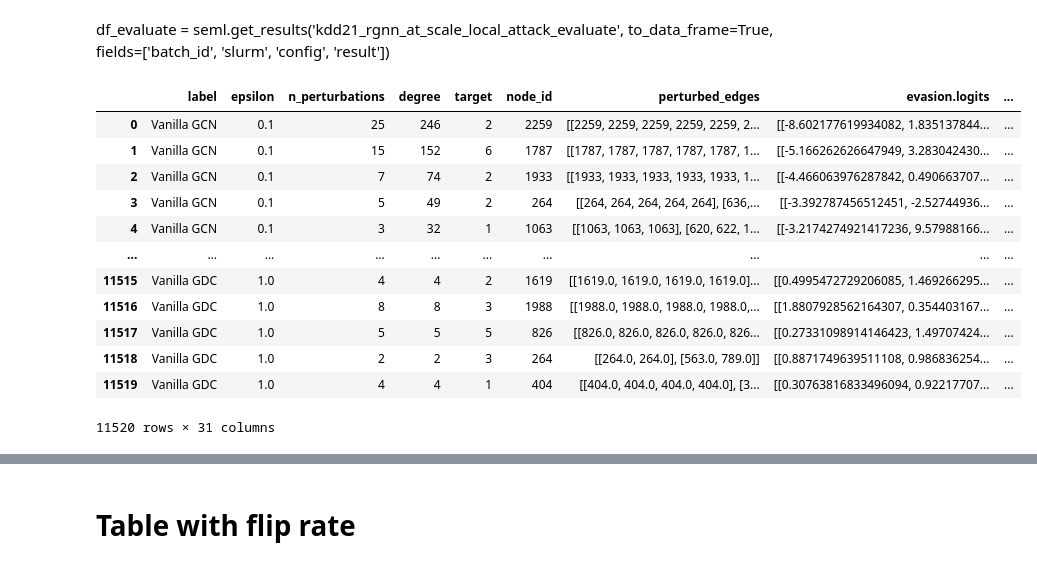
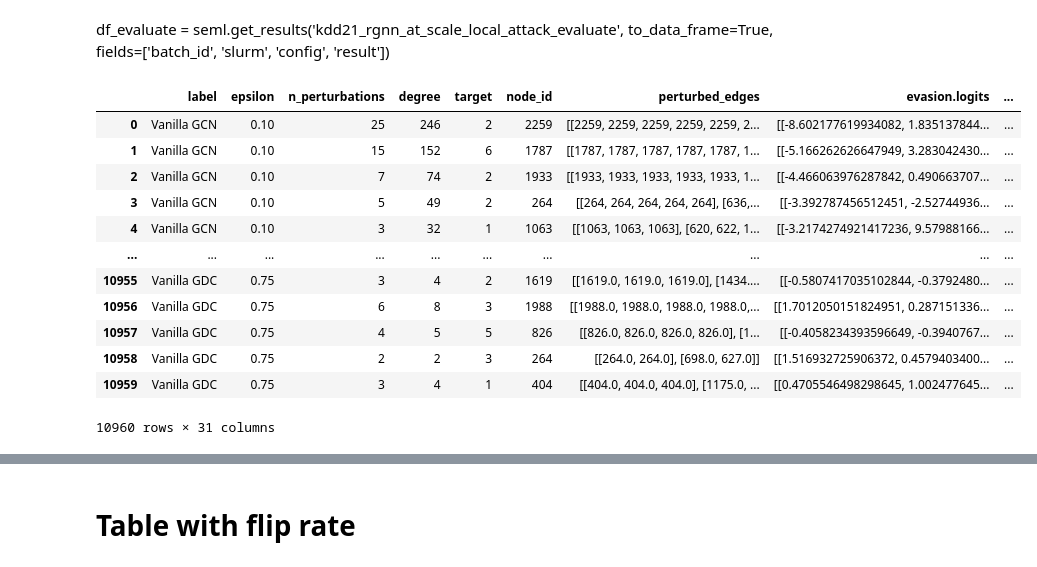
Before and after one commit to sigeisler/robustness_of_gnns_at_scale, a Jupyter notebook: notebooks/Results - Local Attacks.ipynb, the cells around one changed output, grey strips where cells are left out. Cells and saved outputs as stored; diff of their text form; code cells hidden in the pictures.

```diff
--- a/notebooks/Results - Local Attacks.ipynb
+++ b/notebooks/Results - Local Attacks.ipynb
@@ -80,7 +80,7 @@ df_experiments = seml.get_results('neurips21_cr_local_attack',
                                   to_data_frame=True,
                                   fields=['batch_id', 'slurm', 'config', 'result'])
 
-#df_experiments = df_experiments[df_experiments.batch_id == 19]
+df_experiments = df_experiments[(df_experiments.batch_id >= 8) | ((df_experiments['config.model_label'] != 'Vanilla SGC') & (df_experiments['config.surrogate_model_label'] != 'Vanilla SGC'))]
 df_experiments.head()
 # %% [output]
 |  | _id | batch_id | slurm.experiments_per_job | slurm.sbatch_options.time | slurm.sbatch_options.nodes | ... |
@@ -89,3 +89,6 @@ df_experiments.head()
 | 2 | 93 | 2 | 4 | 1-00:00 | 1 | ... |
 | 3 | 94 | 2 | 4 | 1-00:00 | 1 | ... |
 | 4 | 95 | 2 | 4 | 1-00:00 | 1 | ... |
+# %%
+df_experiments = pd.concat((df_experiments, pd.read_csv('/nfs/students/schmidtt/neurips_rebutal/neurips_rebutal_local_attacks.csv')), ignore_index=True)
+df_experiments.head()
@@ -167,30 +178,33 @@ df_evaluate = seml.get_results('kdd21_rgnn_at_scale_local_attack_evaluate',
 # %%
 df_results = []
 for row in df_experiments['result.results']:
+    if isinstance(row, str):
+        import ast
+        row = ast.literal_eval(row)
     df_tmp = pd.DataFrame(row)
 
     for attack_time in attack_times:
         if attack_time in df_tmp.columns:
             df_tmp = df_tmp.drop(columns=[attack_time]).join(df_tmp[attack_time].apply(pd.Series).add_prefix(f'{attack_time}.'))
 
     df_results.append(df_tmp)
 
 
 pd.concat(df_results, ignore_index=True)
 # %% [output]
 |  | label | epsilon | n_perturbations | degree | target | node_id | perturbed_edges | evasion.logits | ... |
-| 0 | Vanilla GCN | 0.1 | 25 | 246 | 2 | 2259 | [[2259, 2259, 2259, 2259, 2259, 2... | [[-8.602177619934082, 1.835137844... | ... |
-| 1 | Vanilla GCN | 0.1 | 15 | 152 | 6 | 1787 | [[1787, 1787, 1787, 1787, 1787, 1... | [[-5.166262626647949, 3.283042430... | ... |
-| 2 | Vanilla GCN | 0.1 | 7 | 74 | 2 | 1933 | [[1933, 1933, 1933, 1933, 1933, 1... | [[-4.466063976287842, 0.490663707... | ... |
-| 3 | Vanilla GCN | 0.1 | 5 | 49 | 2 | 264 | [[264, 264, 264, 264, 264], [636,... | [[-3.392787456512451, -2.52744936... | ... |
-| 4 | Vanilla GCN | 0.1 | 3 | 32 | 1 | 1063 | [[1063, 1063, 1063], [620, 622, 1... | [[-3.2174274921417236, 9.57988166... | ... |
+| 0 | Vanilla GCN | 0.10 | 25 | 246 | 2 | 2259 | [[2259, 2259, 2259, 2259, 2259, 2... | [[-8.602177619934082, 1.835137844... | ... |
+| 1 | Vanilla GCN | 0.10 | 15 | 152 | 6 | 1787 | [[1787, 1787, 1787, 1787, 1787, 1... | [[-5.166262626647949, 3.283042430... | ... |
+| 2 | Vanilla GCN | 0.10 | 7 | 74 | 2 | 1933 | [[1933, 1933, 1933, 1933, 1933, 1... | [[-4.466063976287842, 0.490663707... | ... |
+| 3 | Vanilla GCN | 0.10 | 5 | 49 | 2 | 264 | [[264, 264, 264, 264, 264], [636,... | [[-3.392787456512451, -2.52744936... | ... |
+| 4 | Vanilla GCN | 0.10 | 3 | 32 | 1 | 1063 | [[1063, 1063, 1063], [620, 622, 1... | [[-3.2174274921417236, 9.57988166... | ... |
 | ... | ... | ... | ... | ... | ... | ... | ... | ... | ... |
-| 11515 | Vanilla GDC | 1.0 | 4 | 4 | 2 | 1619 | [[1619.0, 1619.0, 1619.0, 1619.0]... | [[0.4995472729206085, 1.469266295... | ... |
-| 11516 | Vanilla GDC | 1.0 | 8 | 8 | 3 | 1988 | [[1988.0, 1988.0, 1988.0, 1988.0,... | [[1.8807928562164307, 0.354403167... | ... |
-| 11517 | Vanilla GDC | 1.0 | 5 | 5 | 5 | 826 | [[826.0, 826.0, 826.0, 826.0, 826... | [[0.27331098914146423, 1.49707424... | ... |
-| 11518 | Vanilla GDC | 1.0 | 2 | 2 | 3 | 264 | [[264.0, 264.0], [563.0, 789.0]] | [[0.8871749639511108, 0.986836254... | ... |
-| 11519 | Vanilla GDC | 1.0 | 4 | 4 | 1 | 404 | [[404.0, 404.0, 404.0, 404.0], [3... | [[0.30763816833496094, 0.92217707... | ... |
+| 10955 | Vanilla GDC | 0.75 | 3 | 4 | 2 | 1619 | [[1619.0, 1619.0, 1619.0], [1434.... | [[-0.5807417035102844, -0.3792480... | ... |
+| 10956 | Vanilla GDC | 0.75 | 6 | 8 | 3 | 1988 | [[1988.0, 1988.0, 1988.0, 1988.0,... | [[1.7012050151824951, 0.287151336... | ... |
+| 10957 | Vanilla GDC | 0.75 | 4 | 5 | 5 | 826 | [[826.0, 826.0, 826.0, 826.0], [1... | [[-0.4058234393596649, -0.3940767... | ... |
+| 10958 | Vanilla GDC | 0.75 | 2 | 2 | 3 | 264 | [[264.0, 264.0], [698.0, 627.0]] | [[1.516932725906372, 0.4579403400... | ... |
+| 10959 | Vanilla GDC | 0.75 | 3 | 4 | 1 | 404 | [[404.0, 404.0, 404.0], [1175.0, ... | [[0.4705546498298645, 1.002477645... | ... |
-11520 rows × 31 columns
+10960 rows × 31 columns
 # %%
 for df_result, (_, df_experiment) in zip(df_results, df_experiments.iterrows()):
     df_result['dataset'] = df_experiment['config.dataset']
```
Also changed, not shown: parts of 10 cells of this notebook, 4 other files.
